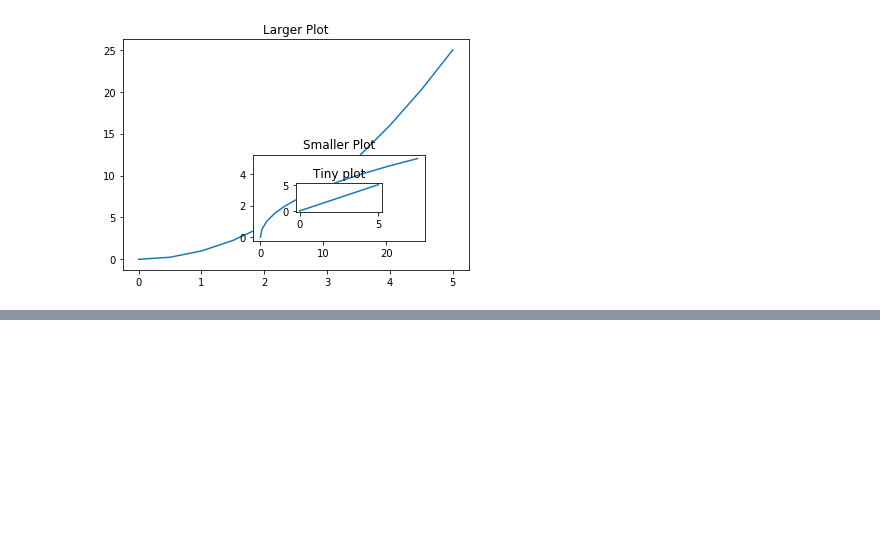
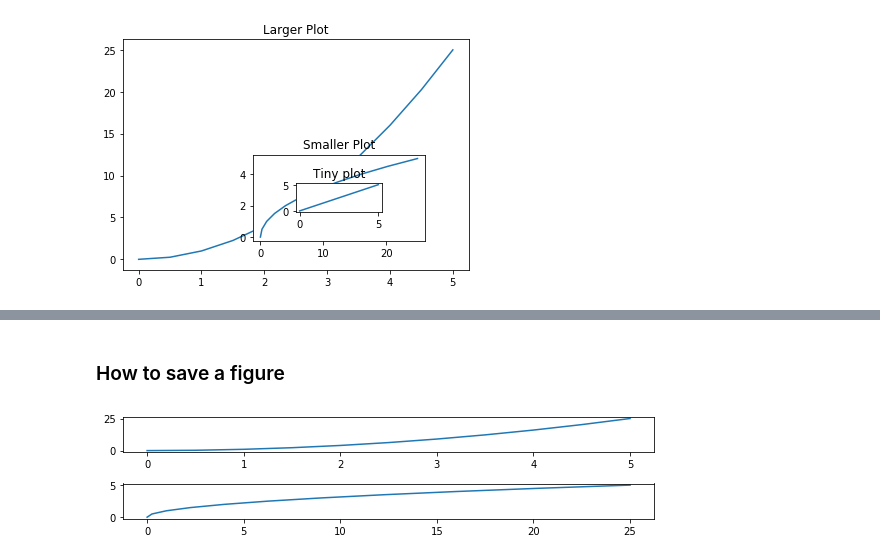
Before and after one commit to alchemistb/Python_for_data_sci, a Jupyter notebook: Intro-Matplotlib.ipynb, the cells around one changed output, grey strips where cells are left out. Saved outputs shown, nothing was run; the diff lists cells and outputs as text; code cells hidden in the pictures; blank space fills up the shorter version.

```diff
--- a/Intro-Matplotlib.ipynb
+++ b/Intro-Matplotlib.ipynb
@@ -110,0 +184,6 @@ Text(0.5, 1.0, 'Tiny plot')
+# %% [markdown]
+<h3>How to save a figure</h3>
+# %%
+fig
+# %% [output]
+[figure, added]
```
Also changed, not shown: parts of 10 cells of this notebook.
